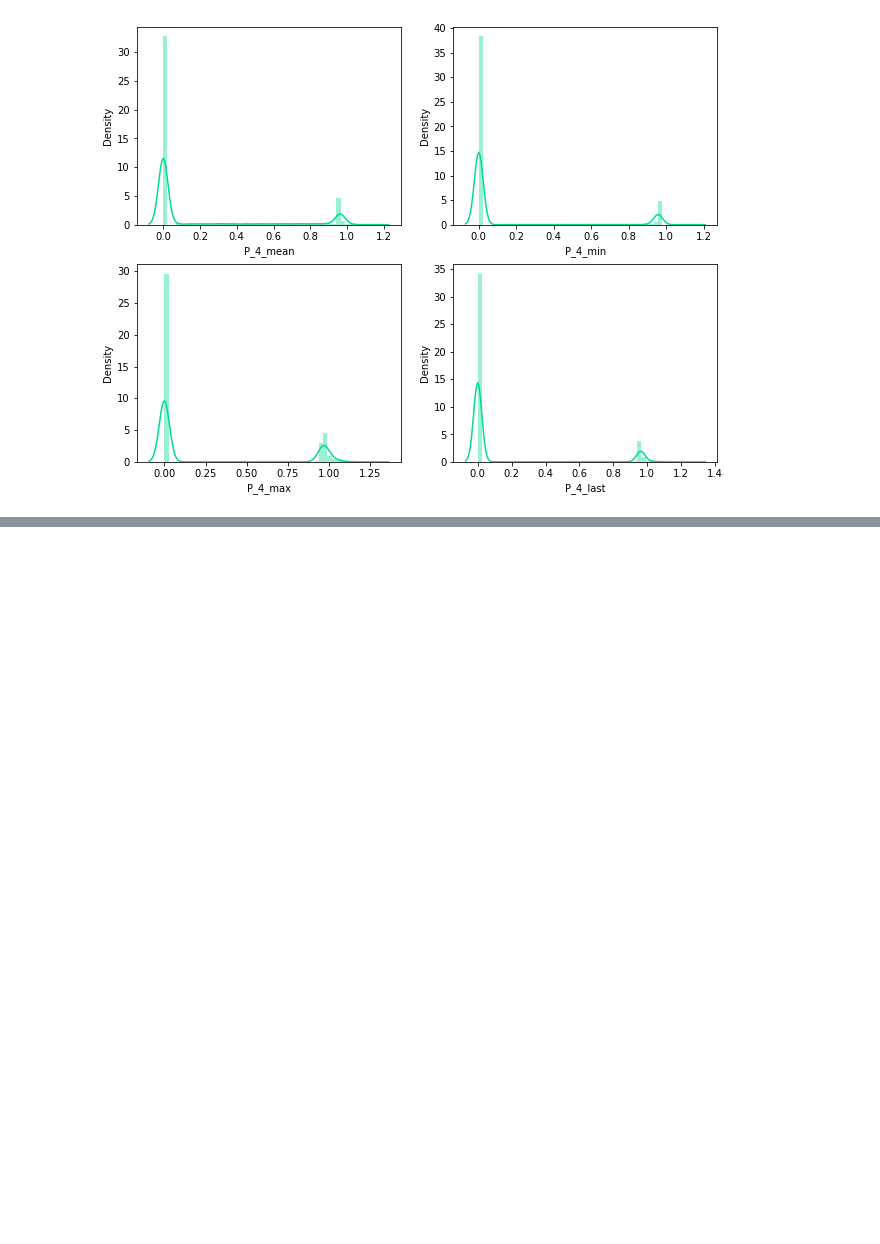
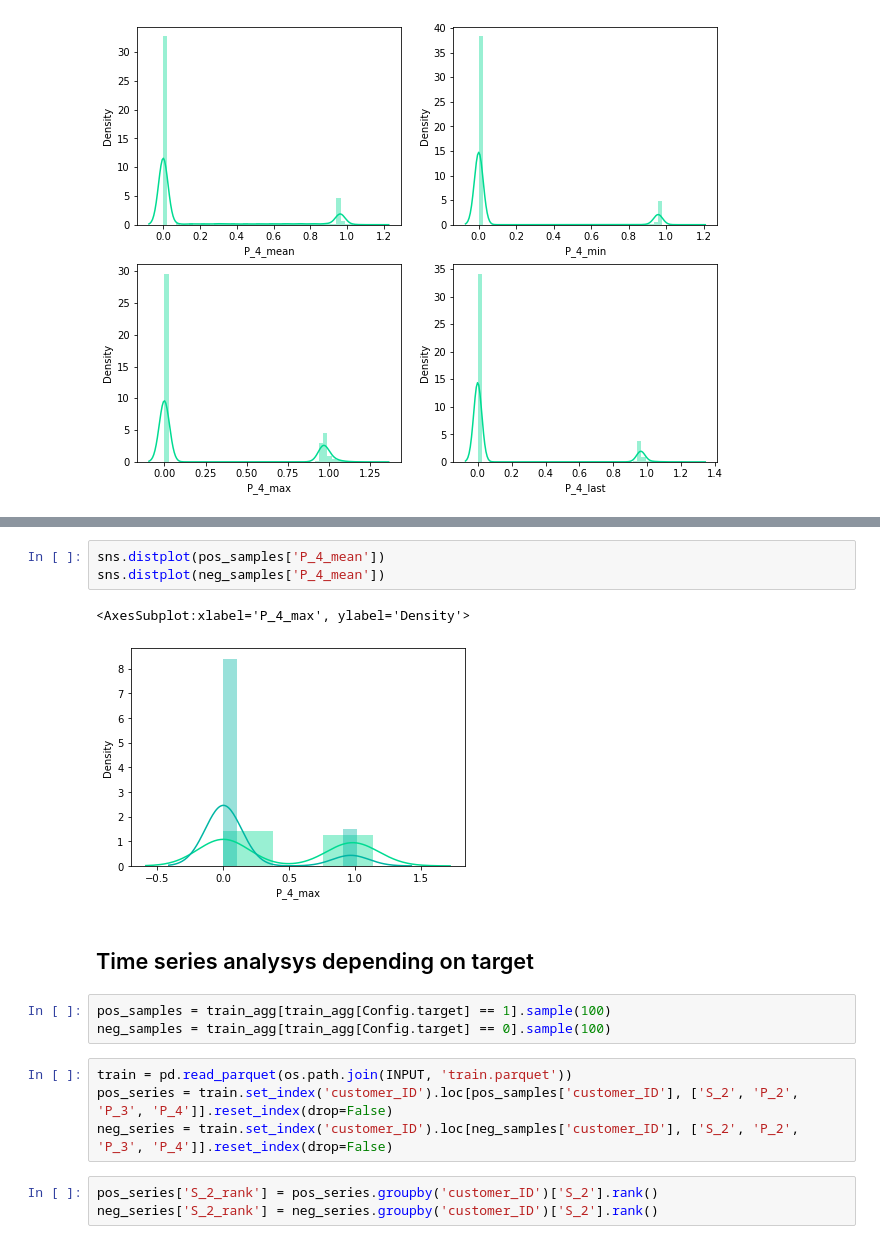
Before and after one commit to meltyyyyy/kaggle-amex, a Jupyter notebook: Notebooks/EDAs/Payment/Payment001.ipynb, the cells around one changed output, grey strips where cells are left out. Cells and saved outputs as stored; diff of their text form; blank space fills up the shorter version.

```diff
--- a/Notebooks/EDAs/Payment/Payment001.ipynb
+++ b/Notebooks/EDAs/Payment/Payment001.ipynb
@@ -278,0 +314,18 @@ sns.distplot(train_agg['P_4_last'], ax=ax2[1])
+# %%
+sns.distplot(pos_samples['P_4_mean'])
+sns.distplot(neg_samples['P_4_mean'])
+# %% [output]
+<AxesSubplot:xlabel='P_4_max', ylabel='Density'>
+[figure, added]
+# %% [markdown]
+## Time series analysys depending on target
+# %%
+pos_samples = train_agg[train_agg[Config.target] == 1].sample(100)
+neg_samples = train_agg[train_agg[Config.target] == 0].sample(100)
+# %%
+train = pd.read_parquet(os.path.join(INPUT, 'train.parquet'))
+pos_series = train.set_index('customer_ID').loc[pos_samples['customer_ID'], ['S_2', 'P_2', 'P_3', 'P_4']].reset_index(drop=False)
+neg_series = train.set_index('customer_ID').loc[neg_samples['customer_ID'], ['S_2', 'P_2', 'P_3', 'P_4']].reset_index(drop=False)
+# %%
+pos_series['S_2_rank'] = pos_series.groupby('customer_ID')['S_2'].rank()
+neg_series['S_2_rank'] = neg_series.groupby('customer_ID')['S_2'].rank()
```
Also changed, not shown: parts of 8 cells of this notebook.
